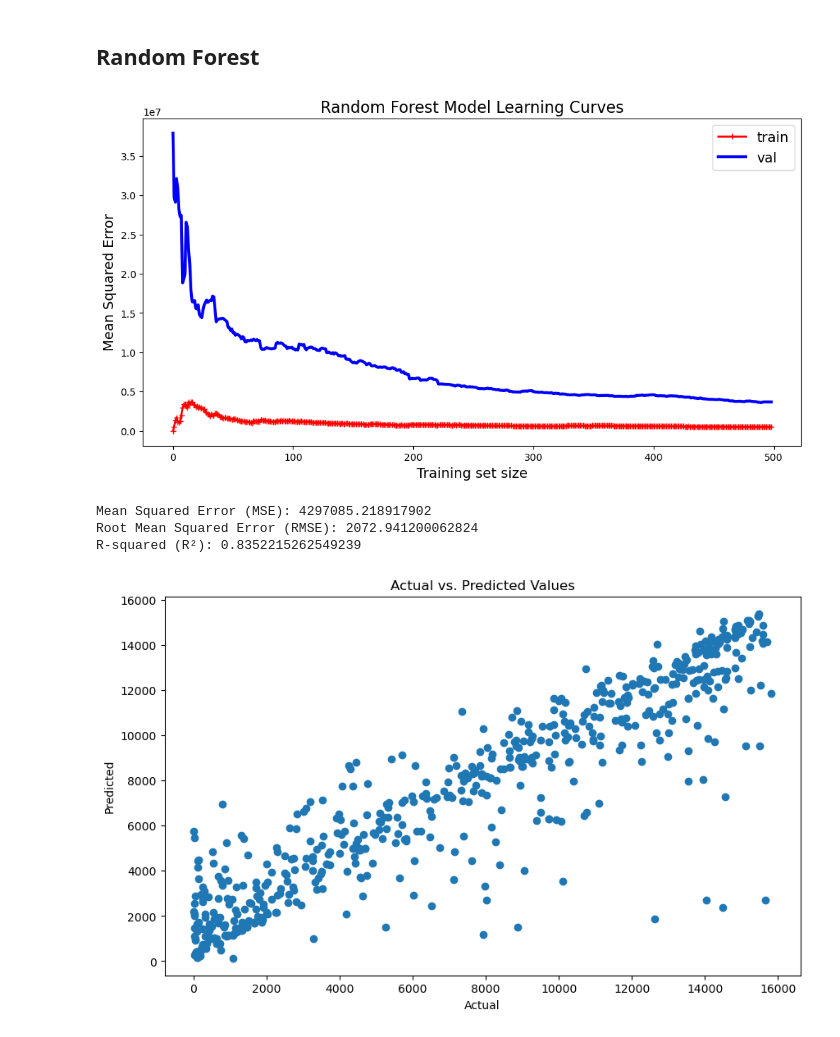
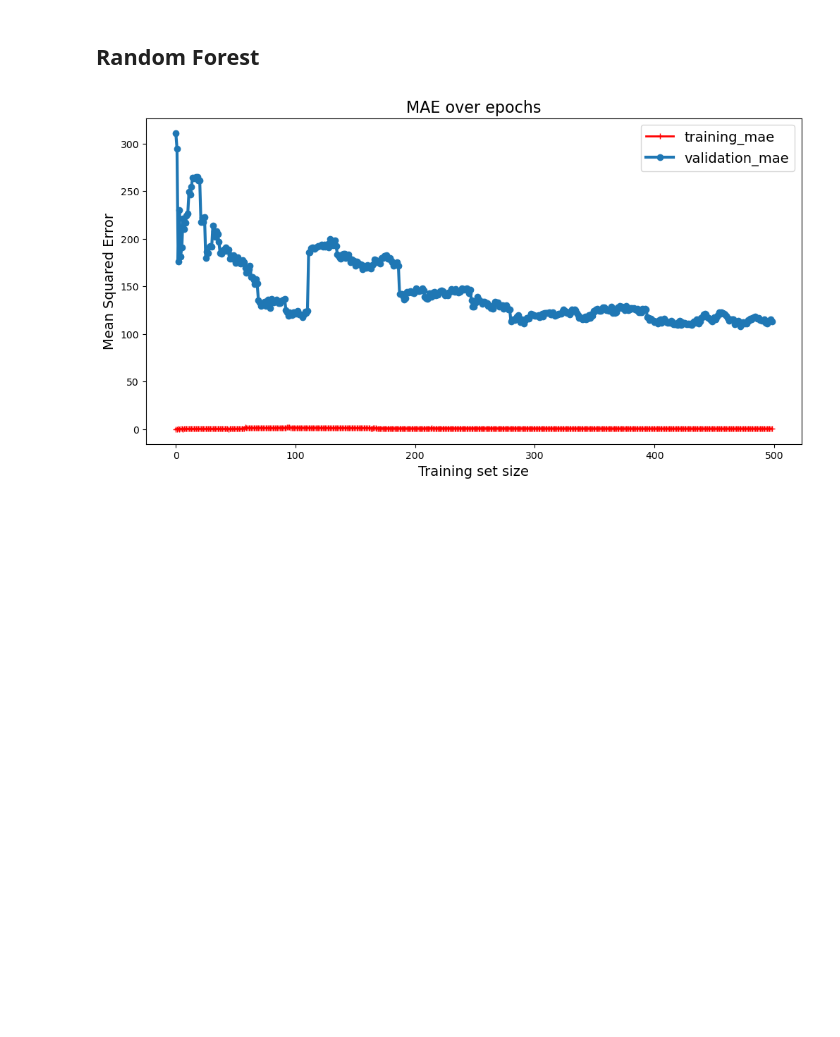
Before and after one commit to Hritik003/Optimization-of-OWC-using-ML-models, a Jupyter notebook: Random_forest.ipynb, the cells around one changed output. Cells and saved outputs as stored; diff of their text form; code cells hidden in the pictures; blank space fills up the shorter version.

```diff
--- a/Random_forest.ipynb
+++ b/Random_forest.ipynb
@@ -23,52 +25,31 @@ X_test_reshaped = X_test.reshape(X_test.shape[0], X_test.shape[1], 1)
 # %%
 import pandas as pd
 from sklearn.model_selection import train_test_split
 import matplotlib.pyplot as plt
 from sklearn.ensemble import RandomForestRegressor
-from sklearn.metrics import mean_squared_error, r2_score
+from sklearn.metrics import mean_squared_error, r2_score, mean_absolute_percentage_error, mean_absolute_error
 from math import sqrt
 
 random_forest_model = RandomForestRegressor(n_estimators=500, random_state=42)
 X_train, X_val, y_train, y_val = train_test_split(X_train, y_train, test_size=0.2, random_state=42)
 
 train_errors, val_errors = [], []
 
 for i in range(1, 500):
     random_forest_model.fit(X_train[:i], y_train[:i])
     y_train_pred = random_forest_model.predict(X_train[:i])
     y_val_pred = random_forest_model.predict(X_val)
-    train_errors.append(mean_squared_error(y_train[:i], y_train_pred))
-    val_errors.append(mean_squared_error(y_val, y_val_pred))
+    train_errors.append(mean_absolute_percentage_error(y_train[:i], y_train_pred))
+    val_errors.append(mean_absolute_percentage_error(y_val, y_val_pred))
 
 # Plot the loss curves
 plt.figure(figsize=(12, 6))
-plt.plot(train_errors, "r-+", linewidth=2, label="train")
-plt.plot(val_errors, "b-", linewidth=3, label="val")
+plt.plot(train_errors, "r-+", linewidth=2, label="training_mae")
+plt.plot(val_errors, "o-", linewidth=3, label="validation_mae")
 plt.legend(loc="upper right", fontsize=14)
 plt.xlabel("Training set size", fontsize=14)
 plt.ylabel("Mean Squared Error", fontsize=14)
-plt.title("Random Forest Model Learning Curves", fontsize=16)
+plt.title("MAE over epochs", fontsize=16)
 plt.show()
-
-y_pred = random_forest_model.predict(X_test)
-
-mse = mean_squared_error(y_test, y_pred)
-rmse = sqrt(mse)
-r2 = r2_score(y_test, y_pred)
-
-print(f'Mean Squared Error (MSE): {mse}')
-print(f'Root Mean Squared Error (RMSE): {rmse}')
-print(f'R-squared (R²): {r2}')
-
-plt.figure(figsize=(10, 6))
-plt.scatter(y_test, y_pred)
-plt.xlabel('Actual')
-plt.ylabel('Predicted')
-plt.title('Actual vs. Predicted Values')
-plt.show()
 # %% [output]
-[figure, old version]
+[figure, new version]
-Mean Squared Error (MSE): 4297085.218917902
-Root Mean Squared Error (RMSE): 2072.941200062824
-R-squared (R²): 0.8352215262549239
-[figure, removed]
```
Also changed, not shown: parts of 4 cells of this notebook.
